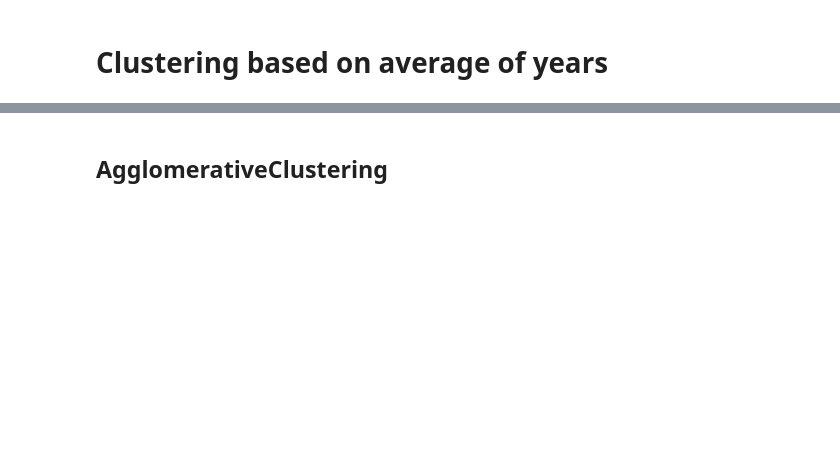
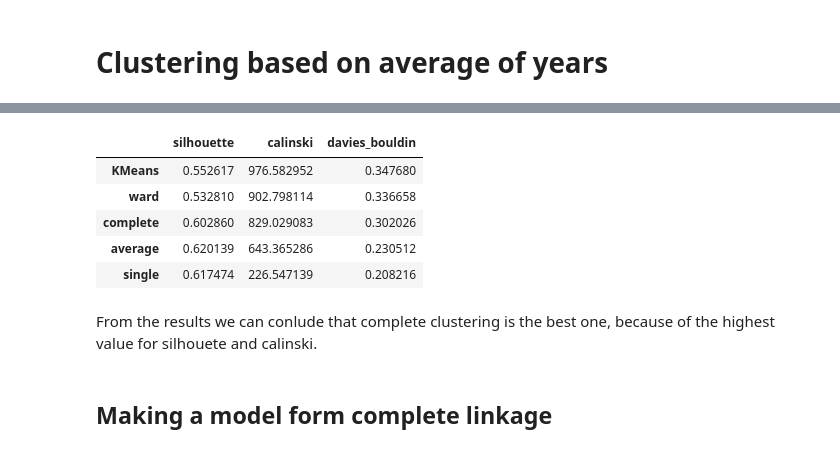
Before and after one commit to viki123v/traffic-predictions, a Jupyter notebook: notebooks/bounds.ipynb, the cells around one changed output, grey strips where cells are left out. Cells and saved outputs as stored; diff of their text form; code cells hidden in the pictures; blank space fills up the shorter version.

```diff
--- a/notebooks/bounds.ipynb
+++ b/notebooks/bounds.ipynb
@@ -86,2 +102,0 @@ dtype: float64
-# %% [markdown]
-## AgglomerativeClustering
@@ -87,0 +127,13 @@ dtype: float64
+# %%
+df_results
+# %% [output]
+|  | silhouette | calinski | davies_bouldin |
+| KMeans | 0.552617 | 976.582952 | 0.347680 |
+| ward | 0.532810 | 902.798114 | 0.336658 |
+| complete | 0.602860 | 829.029083 | 0.302026 |
+| average | 0.620139 | 643.365286 | 0.230512 |
+| single | 0.617474 | 226.547139 | 0.208216 |
+# %% [markdown]
+From the results we can conlude that complete clustering is the best one, because of the highest value for silhouete and calinski.
+# %% [markdown]
+## Making a model form complete linkage
```
Also changed, not shown: parts of 22 cells of this notebook.
